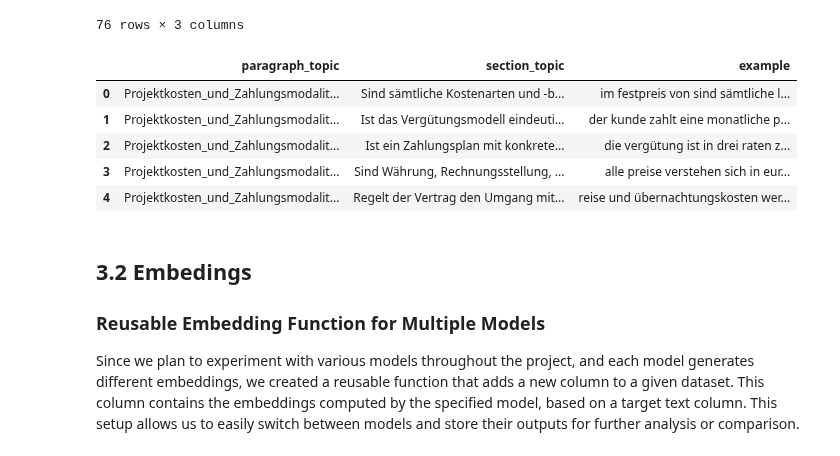
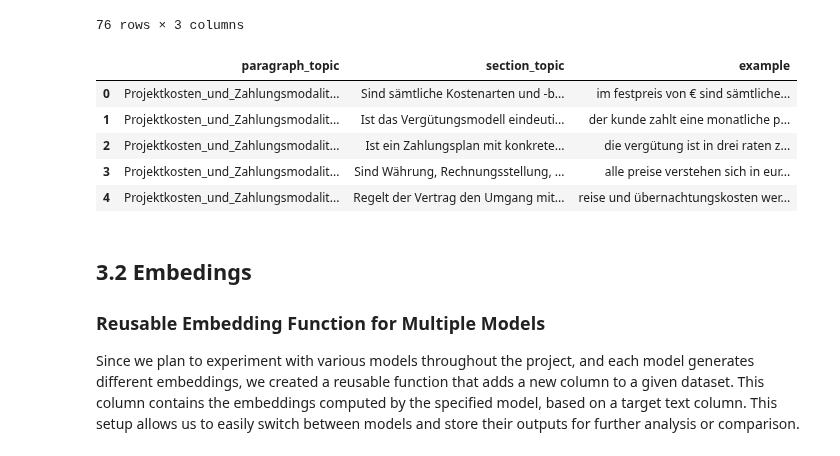
Before and after one commit to Nils7291/NLP_Contract_Checker, a Jupyter notebook: notebooks/00_main.ipynb, the cells around one changed output. Saved outputs shown, nothing was run; the diff lists cells and outputs as text; code cells hidden in the pictures.

```diff
--- a/notebooks/00_main.ipynb
+++ b/notebooks/00_main.ipynb
@@ -838,8 +774,8 @@ def clean_contract_text(
     remove_numbers=True,
     remove_punctuation=True,
     remove_extra_whitespace=True,
-    strip_short_words=True,
-    remove_stopwords_flag=True,
+    strip_short_words=False,
+    remove_stopwords =False,
     apply_stemming=False
 ):
     if not isinstance(text, str):
@@ -866,10 +802,10 @@ def clean_contract_text(
         text = strip_multiple_whitespaces(text)
 
     if strip_short_words:
-        text = strip_short(text, minsize=2)
+        text = strip_short(text, minsize=3)
 
-   # if remove_stopwords_flag:
-   #     text = remove_stopwords(text, stopwords=STOPWORDS) # !!!!!! Englische Stopwörter  !!!!!!!
+    if remove_stopwords:
+        text = remove_stopwords(text, stopwords=STOPWORDS) # !!!!!! Englische Stopwörter  !!!!!!!
 
     if apply_stemming:
         text = stem_text(text)
@@ -1035,19 +972,20 @@ display(catalogue_raw)
 # %%
 
 catalogue_raw["example"] = catalogue_raw["example"].str.strip('„“"').apply(clean_contract_text)
 catalogue_raw["paragraph_topic"] = catalogue_raw["paragraph_topic"].apply(
     lambda x: x.replace("&", 'und').strip().replace(" ","_")
 )
 
 catalogue_clean= catalogue_raw.copy()
 
 display(catalogue_raw.head())
 
 file_path = '../data/catalogue_clean.pkl'
 catalogue_clean.to_pickle(file_path)
+catalogue_clean.to_excel("../data/catalogue_clean.xlsx", index=False)
 # %% [output]
 |  | paragraph_topic | section_topic | example |
-| 0 | Projektkosten_und_Zahlungsmodalit... | Sind sämtliche Kostenarten und -b... | im festpreis von sind sämtliche l... |
+| 0 | Projektkosten_und_Zahlungsmodalit... | Sind sämtliche Kostenarten und -b... | im festpreis von € sind sämtliche... |
 | 1 | Projektkosten_und_Zahlungsmodalit... | Ist das Vergütungsmodell eindeuti... | der kunde zahlt eine monatliche p... |
 | 2 | Projektkosten_und_Zahlungsmodalit... | Ist ein Zahlungsplan mit konkrete... | die vergütung ist in drei raten z... |
 | 3 | Projektkosten_und_Zahlungsmodalit... | Sind Währung, Rechnungsstellung, ... | alle preise verstehen sich in eur... |
```
Also changed, not shown: parts of 42 cells of this notebook, 9 other files.
